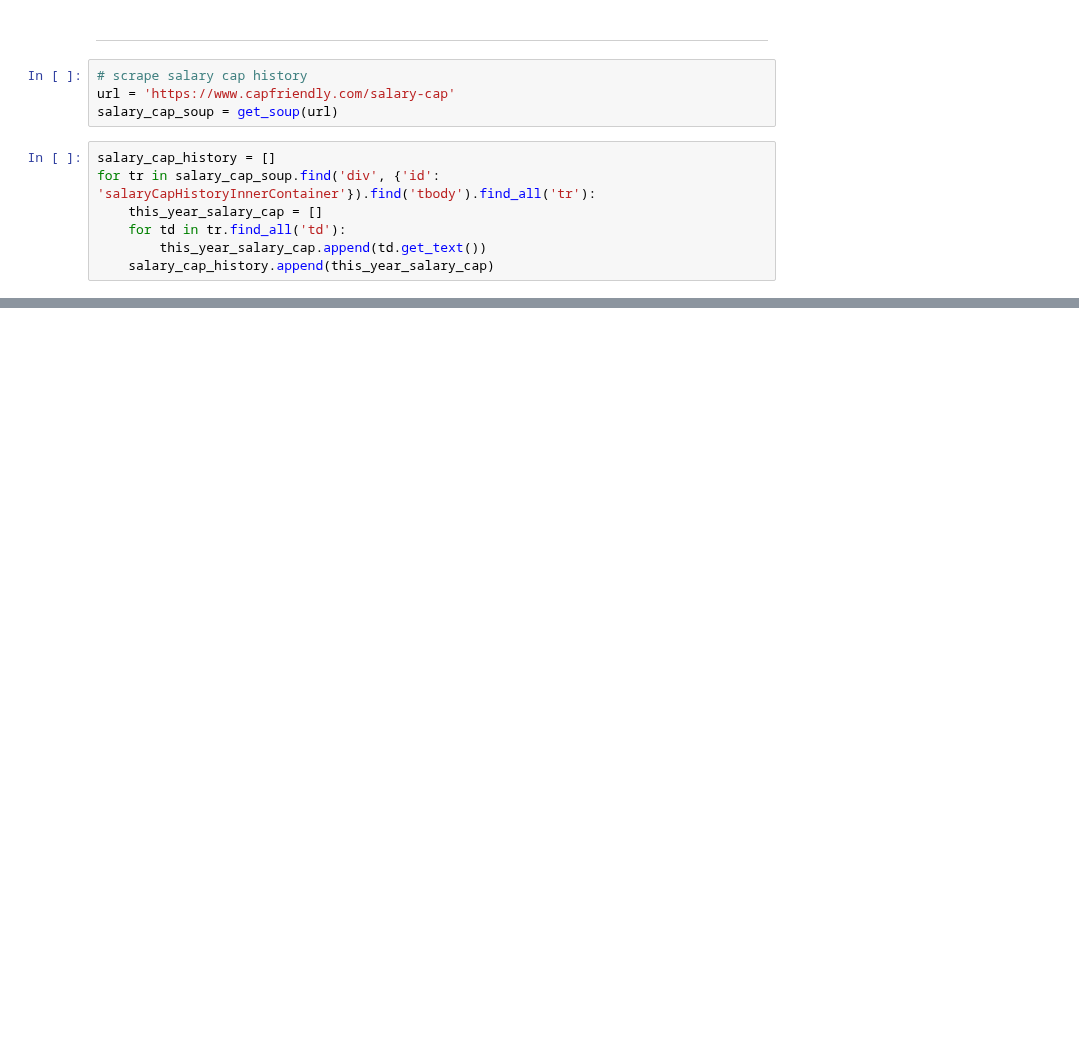
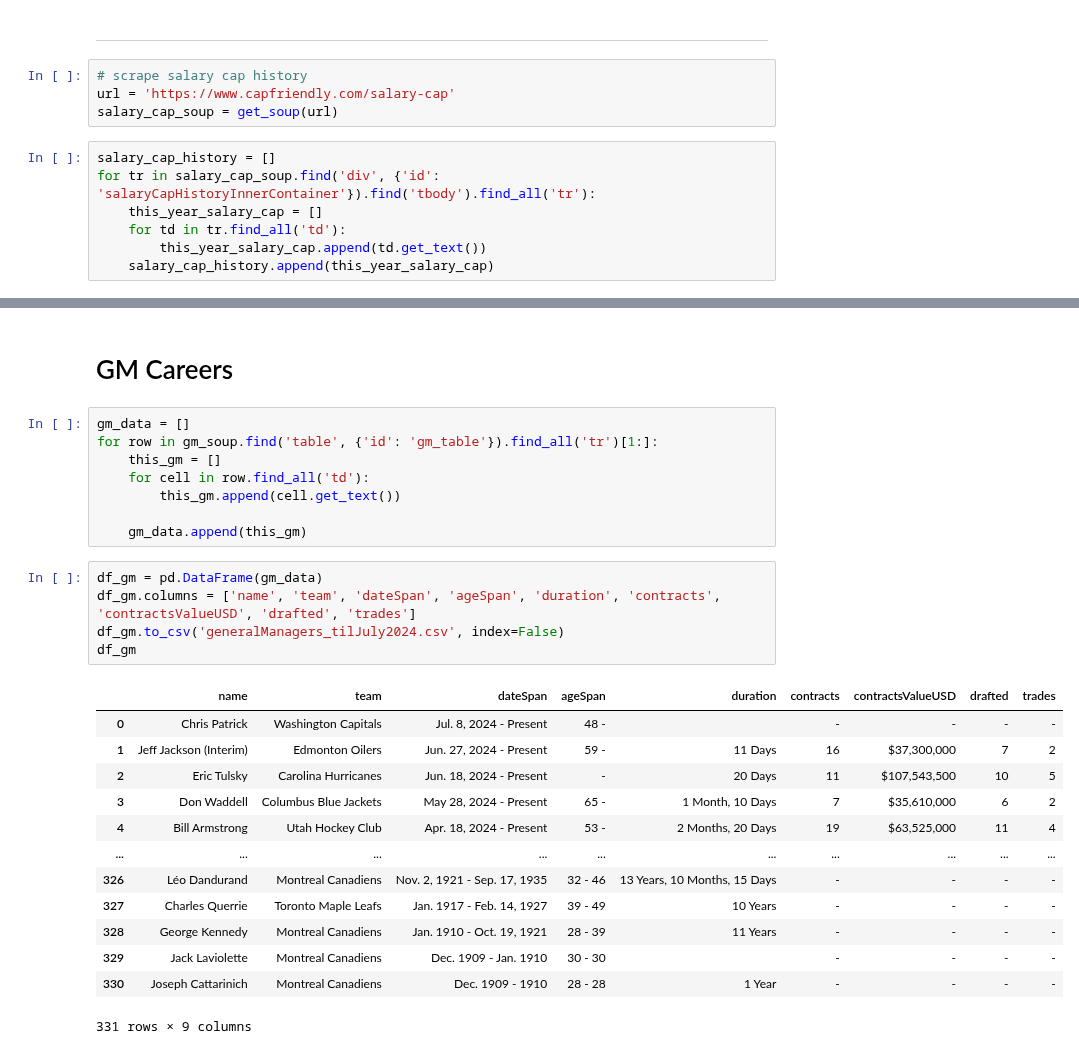
Before and after one commit to shawzy2/minWage, a Jupyter notebook: notebook/miner.ipynb, the cells around one changed output, grey strips where cells are left out. Saved outputs shown, nothing was run; the diff lists cells and outputs as text; blank space fills up the shorter version.

```diff
--- a/notebook/miner.ipynb
+++ b/notebook/miner.ipynb
@@ -178,0 +159,29 @@ df_cap
+# %% [markdown]
+# GM Careers
+# %%
+gm_data = []
+for row in gm_soup.find('table', {'id': 'gm_table'}).find_all('tr')[1:]:
+    this_gm = []
+    for cell in row.find_all('td'):
+        this_gm.append(cell.get_text())
+
+    gm_data.append(this_gm)
+# %%
+df_gm = pd.DataFrame(gm_data)
+df_gm.columns = ['name', 'team', 'dateSpan', 'ageSpan', 'duration', 'contracts', 'contractsValueUSD', 'drafted', 'trades']
+df_gm.to_csv('generalManagers_tilJuly2024.csv', index=False)
+df_gm
+# %% [output]
+|  | name | team | dateSpan | ageSpan | duration | contracts | contractsValueUSD | drafted | trades |
+| 0 | Chris Patrick | Washington Capitals | Jul. 8, 2024 - Present | 48 - |  | - | - | - | - |
+| 1 | Jeff Jackson (Interim) | Edmonton Oilers | Jun. 27, 2024 - Present | 59 - | 11 Days | 16 | $37,300,000 | 7 | 2 |
+| 2 | Eric Tulsky | Carolina Hurricanes | Jun. 18, 2024 - Present | - | 20 Days | 11 | $107,543,500 | 10 | 5 |
+| 3 | Don Waddell | Columbus Blue Jackets | May 28, 2024 - Present | 65 - | 1 Month, 10 Days | 7 | $35,610,000 | 6 | 2 |
+| 4 | Bill Armstrong | Utah Hockey Club | Apr. 18, 2024 - Present | 53 - | 2 Months, 20 Days | 19 | $63,525,000 | 11 | 4 |
+| ... | ... | ... | ... | ... | ... | ... | ... | ... | ... |
+| 326 | Léo Dandurand | Montreal Canadiens | Nov. 2, 1921 - Sep. 17, 1935 | 32 - 46 | 13 Years, 10 Months, 15 Days | - | - | - | - |
+| 327 | Charles Querrie | Toronto Maple Leafs | Jan. 1917 - Feb. 14, 1927 | 39 - 49 | 10 Years | - | - | - | - |
+| 328 | George Kennedy | Montreal Canadiens | Jan. 1910 - Oct. 19, 1921 | 28 - 39 | 11 Years | - | - | - | - |
+| 329 | Jack Laviolette | Montreal Canadiens | Dec. 1909 - Jan. 1910 | 30 - 30 |  | - | - | - | - |
+| 330 | Joseph Cattarinich | Montreal Canadiens | Dec. 1909 - 1910 | 28 - 28 | 1 Year | - | - | - | - |
+331 rows × 9 columns
```
Also changed, not shown: parts of 9 cells of this notebook, 17 other files.
